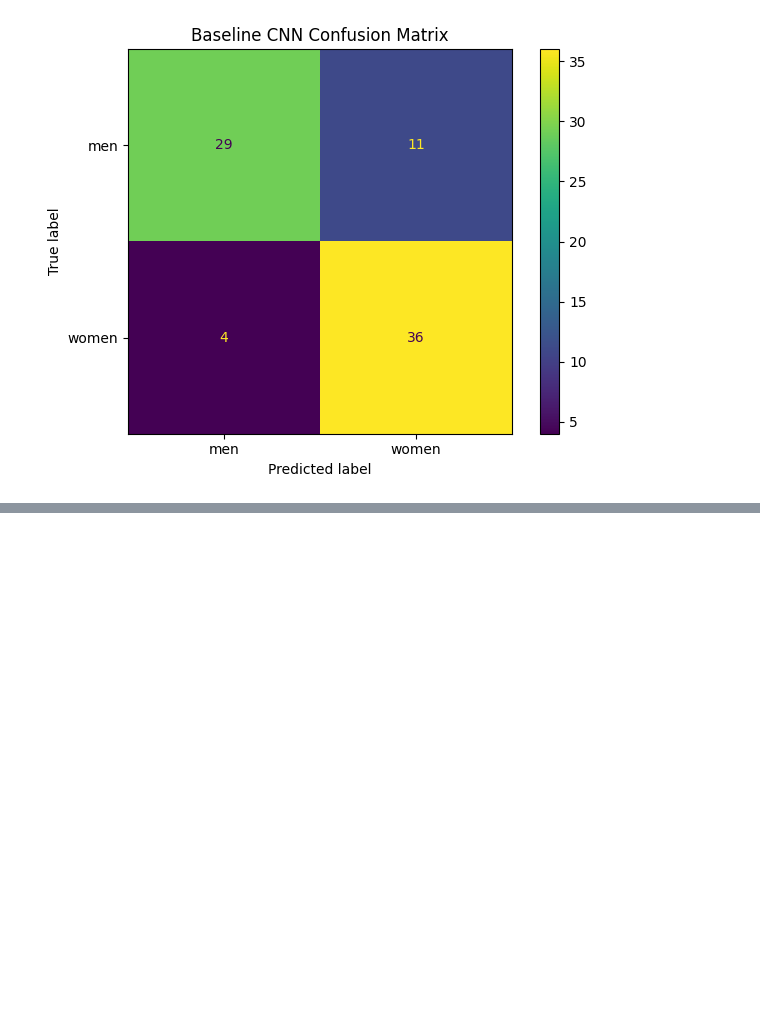
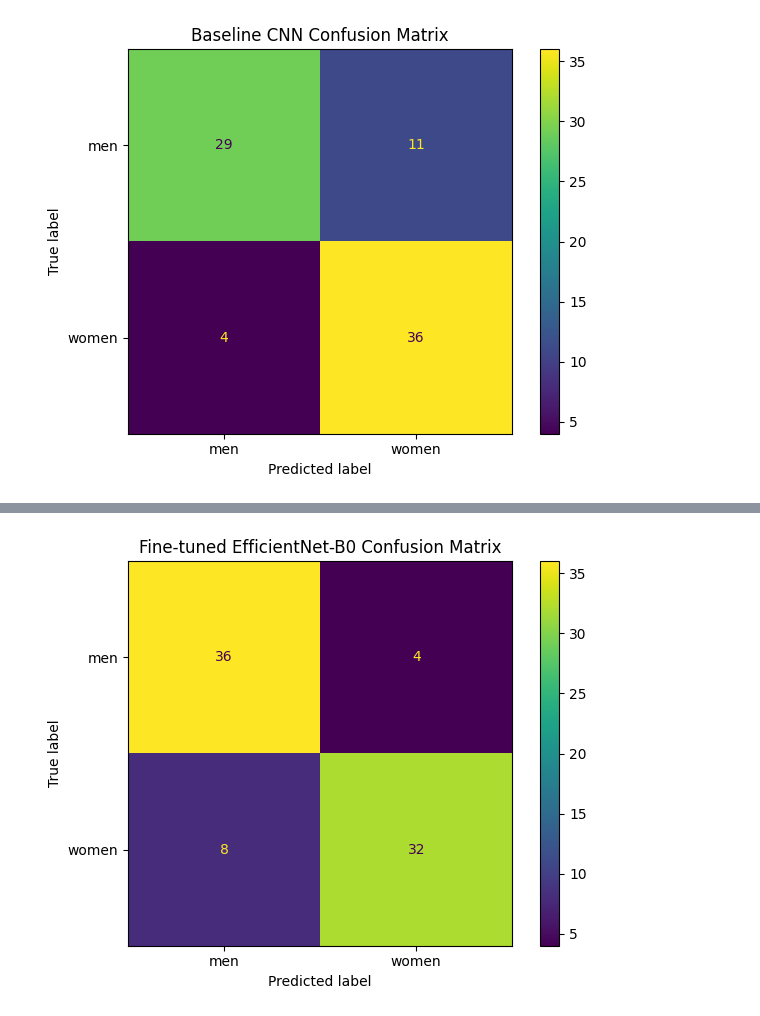
Before and after one commit to myahid1/Gender_Classification_Project, a Jupyter notebook: notebooks/01_eda.ipynb, the cells around one changed output, grey strips where cells are left out. Cells and saved outputs as stored; diff of their text form; code cells hidden in the pictures; blank space fills up the shorter version.

```diff
--- a/notebooks/01_eda.ipynb
+++ b/notebooks/01_eda.ipynb
@@ -475,0 +442,4 @@ plt.show()
+# %%
+weights = models.EfficientNet_B0_Weights.DEFAULT
+
+efficientnet_model = models.efficientnet_b0(weights=weights)
@@ -475,0 +687,26 @@ plt.show()
+# %%
+efficientnet_model.eval()
+
+correct = 0
+total = 0
+
+finetuned_preds = []
+finetuned_labels = []
+
+with torch.no_grad():
+    for images, labels in test_loader:
+        images = images.to(device)
+        labels = labels.to(device)
+
+        outputs = efficientnet_model(images)
+        _, predicted = torch.max(outputs, 1)
+
+        total += labels.size(0)
+        correct += (predicted == labels).sum().item()
+
+        finetuned_preds.extend(predicted.cpu().numpy())
+        finetuned_labels.extend(labels.cpu().numpy())
+
+finetuned_test_accuracy = correct / total
+
+print(f"Fine-tuned EfficientNet Test Accuracy: {finetuned_test_accuracy:.4f}")
@@ -475,0 +730,15 @@ plt.show()
+# %%
+cm = confusion_matrix(finetuned_labels, finetuned_preds)
+
+disp = ConfusionMatrixDisplay(
+    confusion_matrix=cm,
+    display_labels=train_dataset.classes
+)
+
+disp.plot()
+plt.title("Fine-tuned EfficientNet-B0 Confusion Matrix")
+plt.tight_layout()
+plt.savefig("../charts/finetuned_efficientnet_confusion_matrix.png")
+plt.show()
+# %% [output]
+[figure, added]
```
Also changed, not shown: parts of 24 cells of this notebook, 2 other files.
